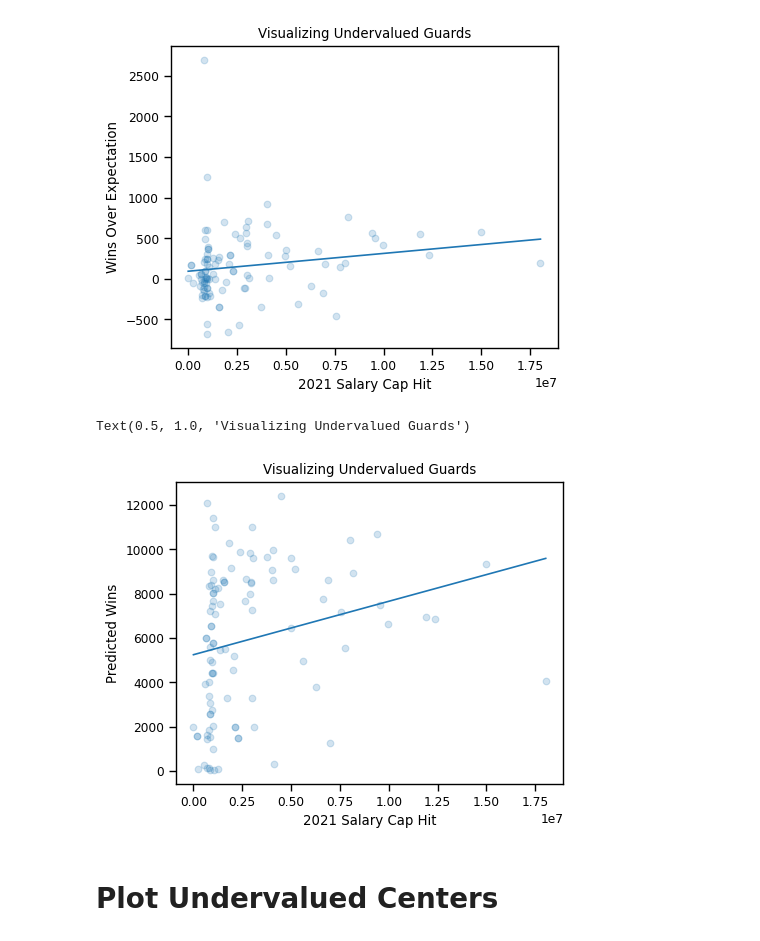
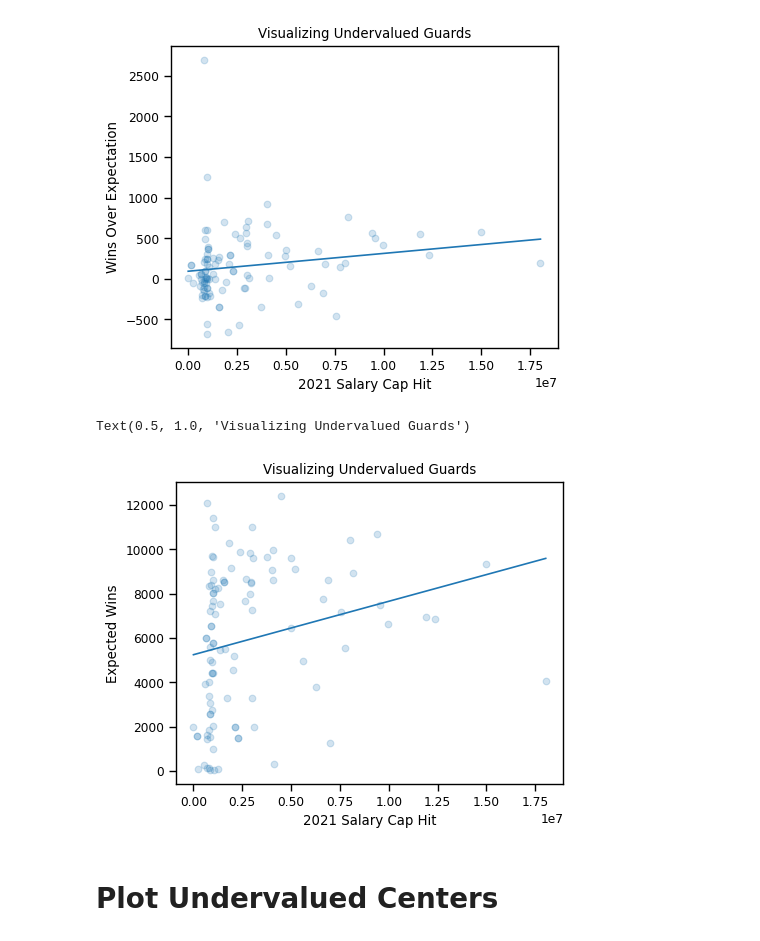
Before and after one commit to tramsay-deloitte/NFL-Data-Bowl-2023-Big-Time-Pass-Rush, a Jupyter notebook: Lineman_Success_Against_Salary.ipynb, the cells around one changed output. Saved outputs shown, nothing was run; the diff lists cells and outputs as text; code cells hidden in the pictures.

```diff
--- a/Lineman_Success_Against_Salary.ipynb
+++ b/Lineman_Success_Against_Salary.ipynb
@@ -246,15 +276,15 @@ Text(0.5, 1.0, 'Visualizing Undervalued Guards')
 # %%
 x =  G_salaries['Cap']
 y = G_salaries['pred_OLwin']
 fig, ax = plt.subplots(figsize=(5, 4),dpi= 100)
 plt.scatter(x,y,label = 'All Guards',alpha=.2)
 plt.plot(np.unique(x), np.poly1d(np.polyfit(x, y, 1))(np.unique(x)))
 plt.xlabel('2021 Salary Cap Hit')
-plt.ylabel('Predicted Wins')
+plt.ylabel('Expected Wins')
 plt.title("Visualizing Undervalued Guards")
 # %% [output]
 Text(0.5, 1.0, 'Visualizing Undervalued Guards')
-[figure, old version]
+[figure, new version]
 # %% [markdown]
 # Plot Undervalued Centers
 # %%
```
Also changed, not shown: parts of 5 cells of this notebook.
